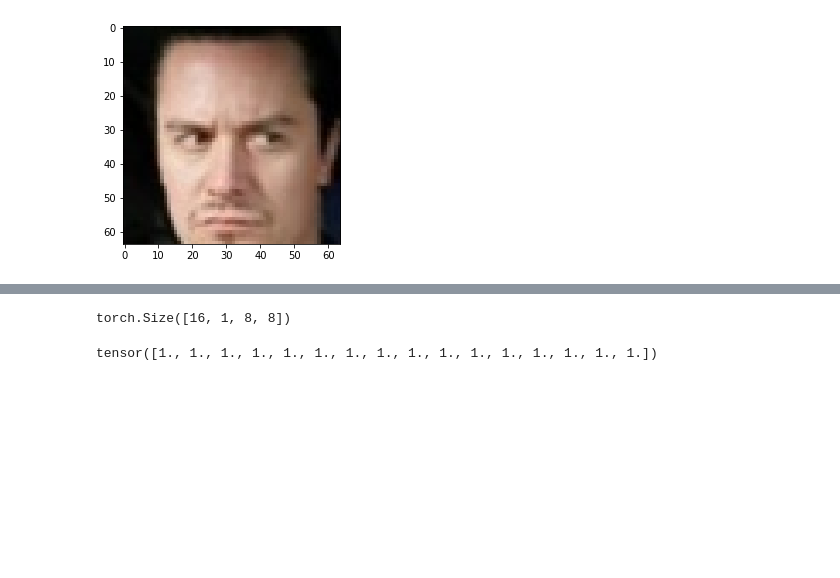
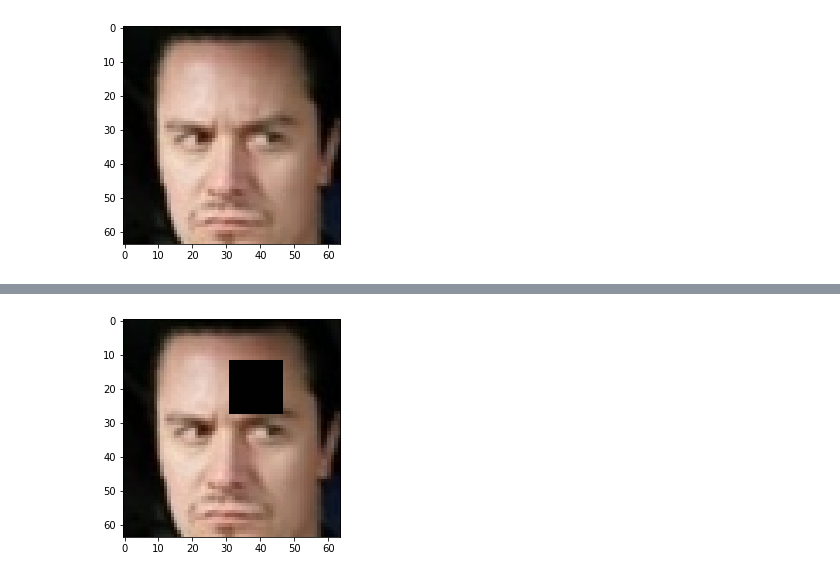
Before and after one commit to TomislavZupanovic/Data-Reconstruction, a Jupyter notebook: notebooks/ImageMask.ipynb, the cells around one changed output, grey strips where cells are left out. Saved outputs shown, nothing was run; the diff lists cells and outputs as text; code cells hidden in the pictures; blank space fills up the shorter version.

```diff
--- a/notebooks/ImageMask.ipynb
+++ b/notebooks/ImageMask.ipynb
@@ -83,8 +93,4 @@ patch = (1, patch_h, patch_w)
 
 valid = Variable(torch.FloatTensor(16, *patch).fill_(1.0), requires_grad=False)
 fake = Variable(torch.FloatTensor(16, *patch).fill_(0.0), requires_grad=False)
-# %%
-valid.shape
-# %% [output]
-torch.Size([16, 1, 8, 8])
 # %%
@@ -92,4 +98,15 @@ label = torch.full((16,), 1, dtype=torch.float)
-# %%
-label
-# %% [output]
-tensor([1., 1., 1., 1., 1., 1., 1., 1., 1., 1., 1., 1., 1., 1., 1., 1.])
+# %%
+def apply_random_mask(img, mask_size):
+    """Randomly masks image"""
+    y1, x1 = np.random.randint(0, img.shape[0] - mask_size, 2)
+    y2, x2 = y1 + mask_size, x1 + mask_size
+    masked_part = img[y1:y2, x1:x2, :]
+    masked_img = img.copy()
+    masked_img[y1:y2, x1:x2, :] = 1
+    return masked_img, masked_part
+# %%
+masked_image, masked_part = apply_random_mask(image, 16)
+# %%
+plt.imshow(masked_image);
+# %% [output]
+[figure, added]
```
Also changed, not shown: parts of 9 cells of this notebook, 5 other files.
